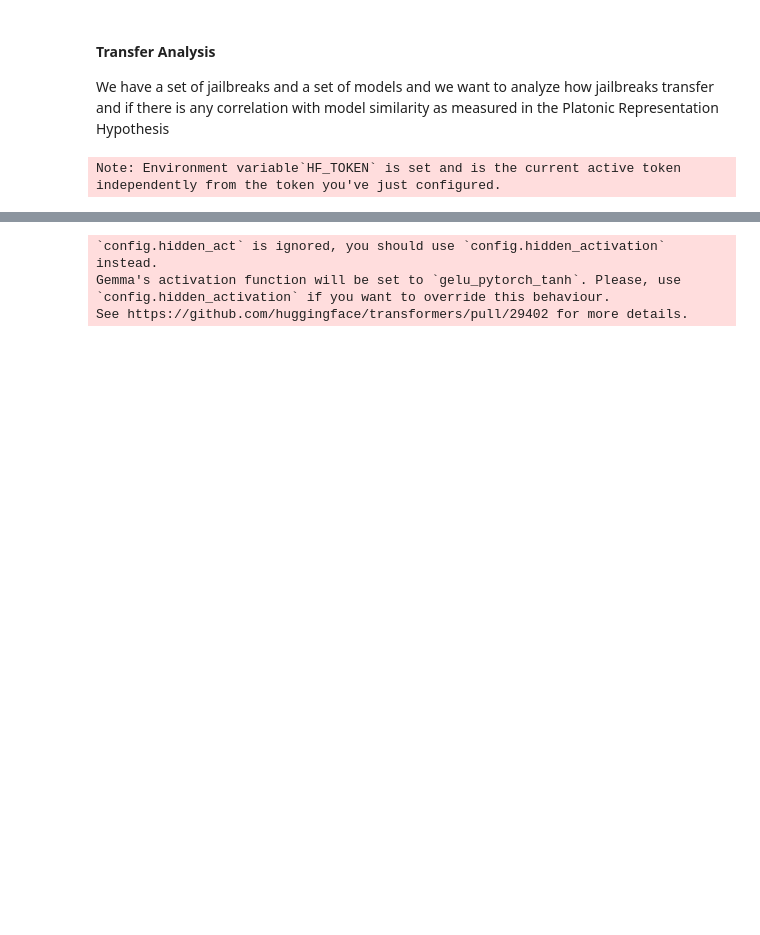
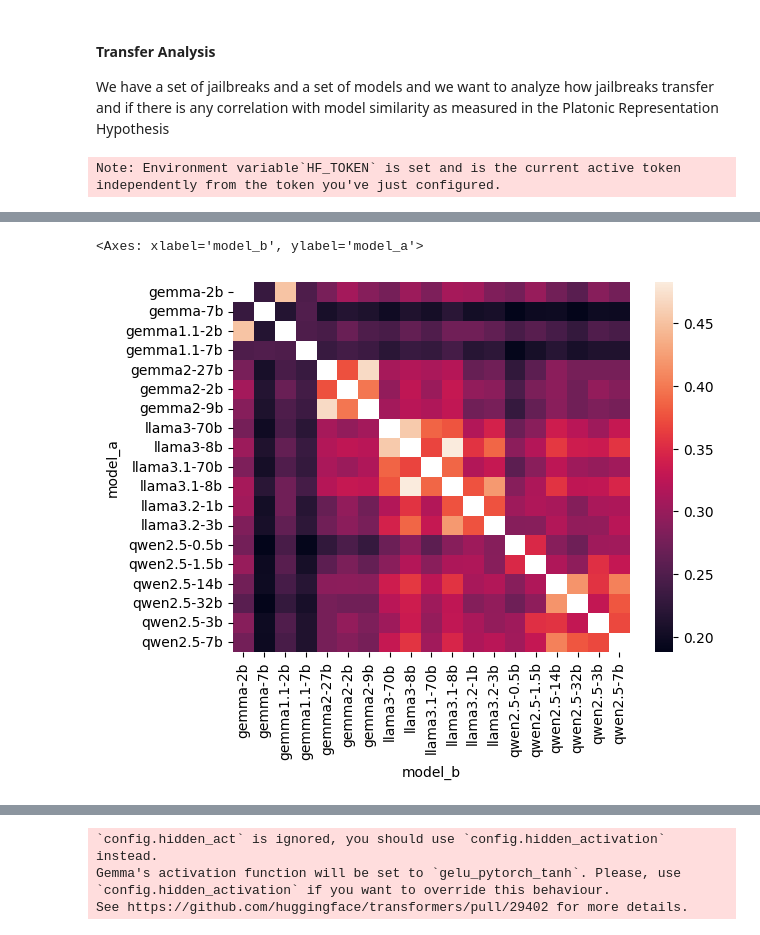
Before and after one commit to rangell/llm-adaptive-attacks, a Jupyter notebook: transfer_analysis.ipynb, the cells around one changed output, grey strips where cells are left out. Cells and saved outputs as stored; diff of their text form; code cells hidden in the pictures; blank space fills up the shorter version.

```diff
--- a/transfer_analysis.ipynb
+++ b/transfer_analysis.ipynb
@@ -41,2 +44,28 @@ repe_pipeline_registry()
 # %% [output]
 Note: Environment variable`HF_TOKEN` is set and is the current active token independently from the token you've just configured.
+# %%
+# Load kNN graphs
+import glob
+instructions_dataset = "wildjailbreak"   # NOTE: we used benign instructions from wildjailbreak to compute kNN graphs
+
+knn_graphs = {}
+for fpath in glob.glob(f"{DATAPATH}/knn_graphs/*-wildjailbreak-knn_graph.pkl"):
+#for fpath in glob.glob(f"{DATAPATH}/knn_graphs/*-middle_layer.pkl"):
+    model_name = os.path.basename(fpath).split("-wildjailbreak-knn_graph")[0]
+    if model_name != "llama2-7b":
+        with open(fpath, "rb") as f:
+            knn_graphs[model_name] = pickle.load(f)["knn_graph"]
+# %%
+pairwise_model_data = defaultdict(list)
+count = 0
+for model_a in knn_graphs.keys():
+    for model_b in knn_graphs.keys():
+        if model_a == model_b:
+            continue
+        intersection_graph = knn_graphs[model_a].multiply(knn_graphs[model_b])
+        union_graph = knn_graphs[model_a] + knn_graphs[model_b]
+        iou = intersection_graph.nnz / union_graph.nnz
+        pairwise_model_data["model_a"].append(model_a)
+        pairwise_model_data["model_b"].append(model_b)
+        pairwise_model_data["knn_iou"].append(iou)
+        print(model_a, model_b, intersection_graph.nnz, union_graph.nnz, iou)
@@ -43,3 +90,9 @@ Note: Environment variable`HF_TOKEN` is set and is the current active token inde
+# %%
+pairwise_model_df = pd.DataFrame(data=pairwise_model_data)
+sns.heatmap(pairwise_model_df.pivot(index="model_a", columns="model_b", values="knn_iou"))
+# %% [output]
+<Axes: xlabel='model_b', ylabel='model_a'>
+[figure, added]
 # %%
 # Load jailbreak responses data
 import glob
```
Also changed, not shown: parts of 21 cells of this notebook, 10 other files.
